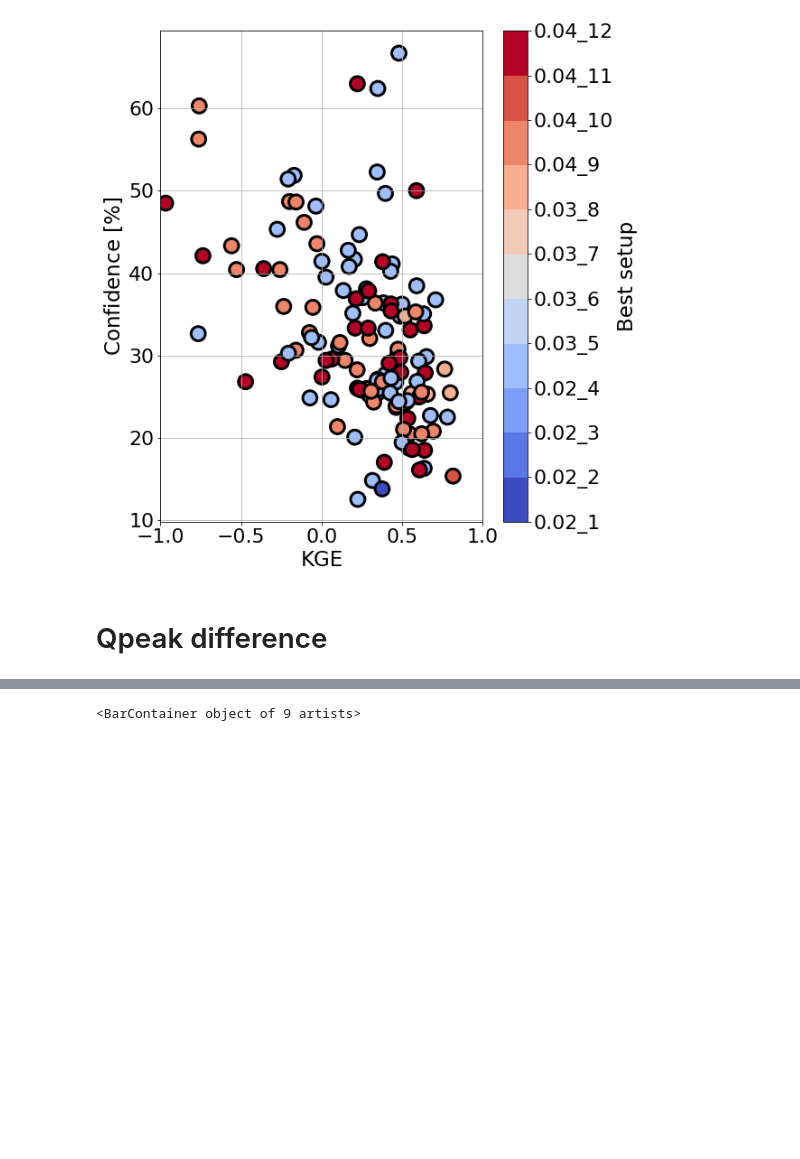
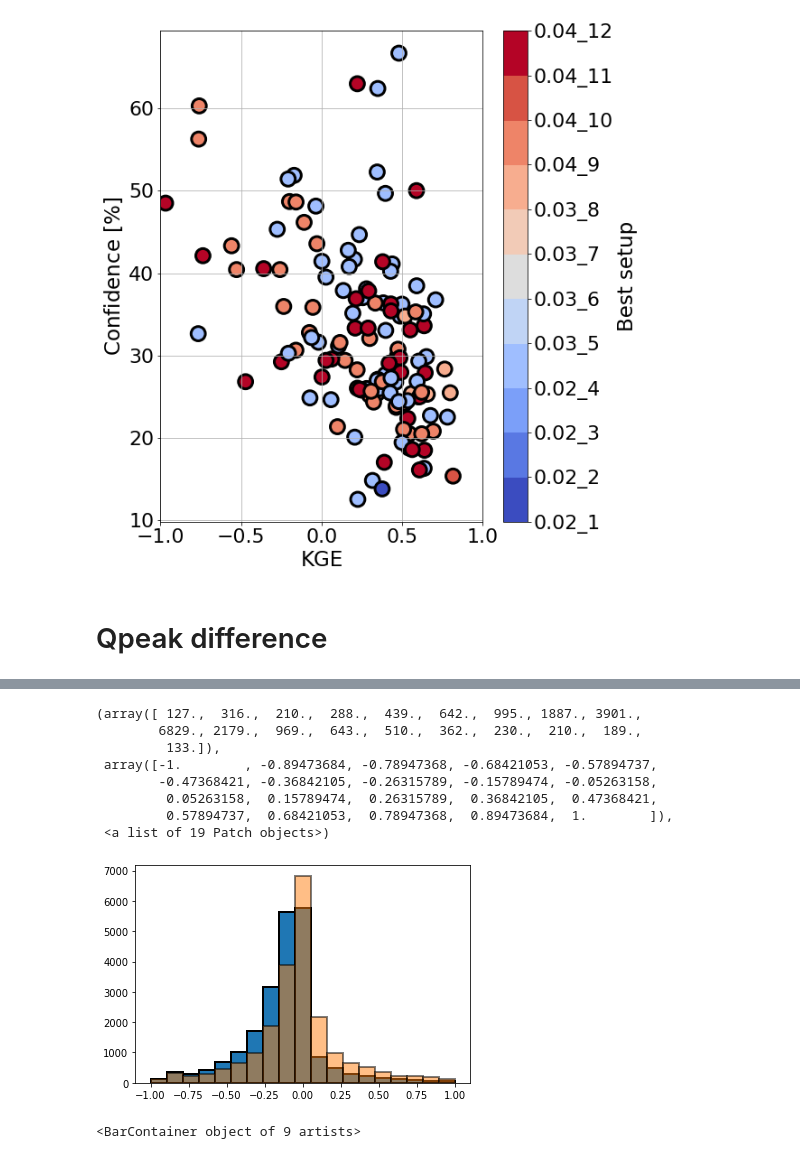
Before and after one commit to nicolas998/active_layer_evaluation, a Jupyter notebook: 02_Scenarios_evaluation.ipynb, the cells around one changed output, grey strips where cells are left out. Cells and saved outputs as stored; diff of their text form; code cells hidden in the pictures; blank space fills up the shorter version.

```diff
--- a/02_Scenarios_evaluation.ipynb
+++ b/02_Scenarios_evaluation.ipynb
@@ -393,3 +394,21 @@ for i,y in enumerate(years[:1]):
+# %%
+x,y1 = get_qmax_intersec('ifc-hlm', '2002','2018')
+er = y1 - x
+pl.hist(er[np.isfinite(er)], bins = np.linspace(-1,1,20), edgecolor = 'k', lw = 2)
+
+x,y1 = get_qmax_intersec('s0.02_4',  '2002','2018')
+er = y1 - x
+pl.hist(er[np.isfinite(er)], bins = np.linspace(-1,1,20), edgecolor = 'k', lw = 2, ALPHA = 0.5)
+# %% [output]
+(array([ 127.,  316.,  210.,  288.,  439.,  642.,  995., 1887., 3901.,
+        6829., 2179.,  969.,  643.,  510.,  362.,  230.,  210.,  189.,
+         133.]),
+ array([-1.        , -0.89473684, -0.78947368, -0.68421053, -0.57894737,
+        -0.47368421, -0.36842105, -0.26315789, -0.15789474, -0.05263158,
+         0.05263158,  0.15789474,  0.26315789,  0.36842105,  0.47368421,
+         0.57894737,  0.68421053,  0.78947368,  0.89473684,  1.        ]),
+ <a list of 19 Patch objects>)
+[figure, added]
 # %%
 def get_qmax_intersec(product, y1,y2):
     u = Emet.loc[Emet['product'] == 'usgs',['qpeak','qmax_anual','link']][y1:y2]
```
Also changed, not shown: parts of 11 cells of this notebook, 13 other files.
